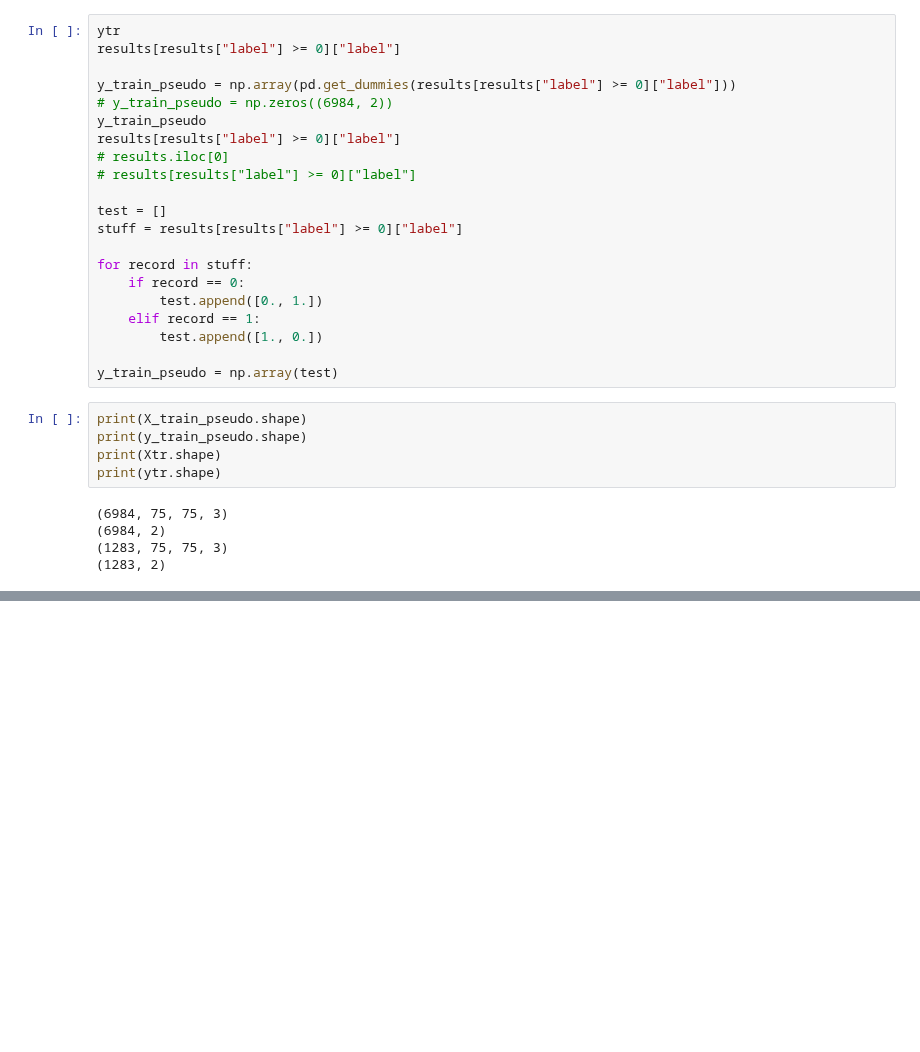
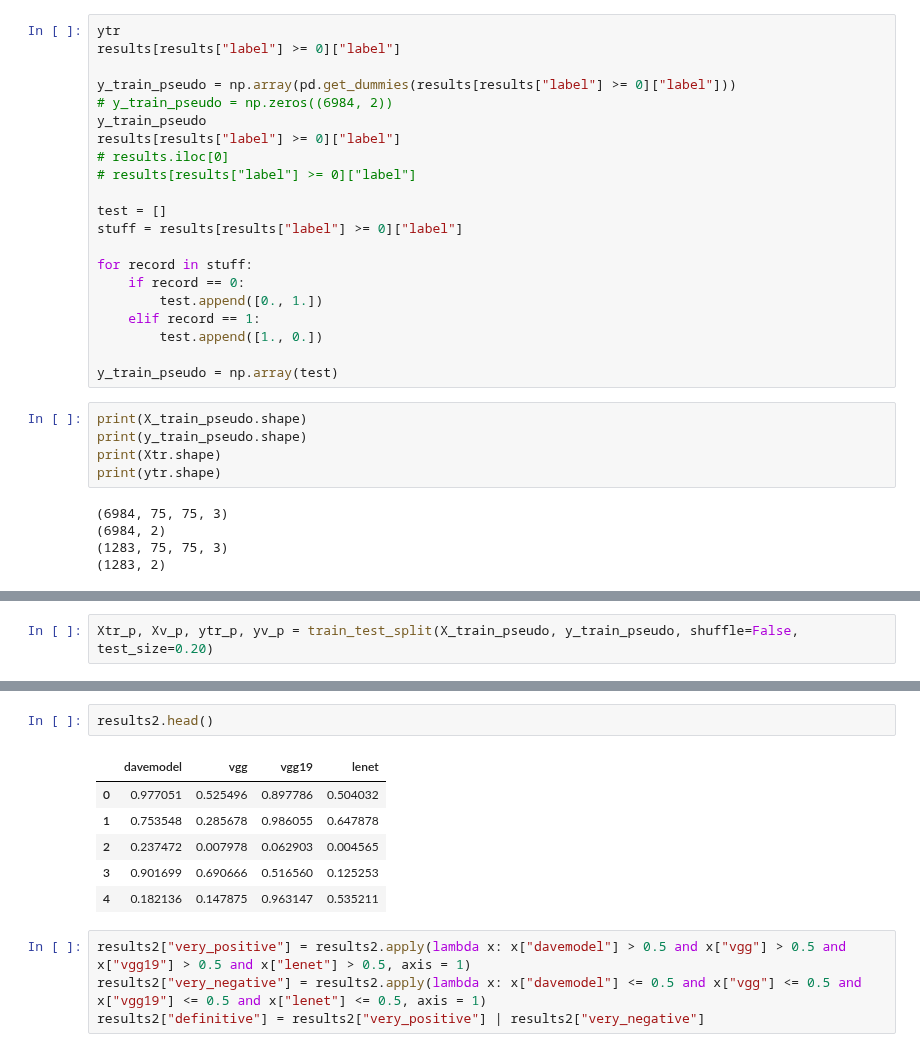
Before and after one commit to macwong/MachineLearning, a Jupyter notebook: Kaggle/Statoil C-CORE Iceberg Classifier/Pseudo Labelling.ipynb, the cells around one changed output, grey strips where cells are left out. Drawn from its saved outputs; the diff is of its cells as text; blank space fills up the shorter version.

```diff
--- a/Kaggle/Statoil C-CORE Iceberg Classifier/Pseudo Labelling.ipynb
+++ b/Kaggle/Statoil C-CORE Iceberg Classifier/Pseudo Labelling.ipynb
@@ -143,0 +137,2 @@ trainRunner = Trainer([
+# %%
+Xtr_p, Xv_p, ytr_p, yv_p = train_test_split(X_train_pseudo, y_train_pseudo, shuffle=False, test_size=0.20)
@@ -164,0 +197,13 @@ KeyboardInterrupt:
+# %%
+results2.head()
+# %% [output]
+|  | davemodel | vgg | vgg19 | lenet |
+| 0 | 0.977051 | 0.525496 | 0.897786 | 0.504032 |
+| 1 | 0.753548 | 0.285678 | 0.986055 | 0.647878 |
+| 2 | 0.237472 | 0.007978 | 0.062903 | 0.004565 |
+| 3 | 0.901699 | 0.690666 | 0.516560 | 0.125253 |
+| 4 | 0.182136 | 0.147875 | 0.963147 | 0.535211 |
+# %%
+results2["very_positive"] = results2.apply(lambda x: x["davemodel"] > 0.5 and x["vgg"] > 0.5 and x["vgg19"] > 0.5 and x["lenet"] > 0.5, axis = 1)
+results2["very_negative"] = results2.apply(lambda x: x["davemodel"] <= 0.5 and x["vgg"] <= 0.5 and x["vgg19"] <= 0.5 and x["lenet"] <= 0.5, axis = 1)
+results2["definitive"] = results2["very_positive"] | results2["very_negative"]
```
Also changed, not shown: parts of 6 cells of this notebook.
